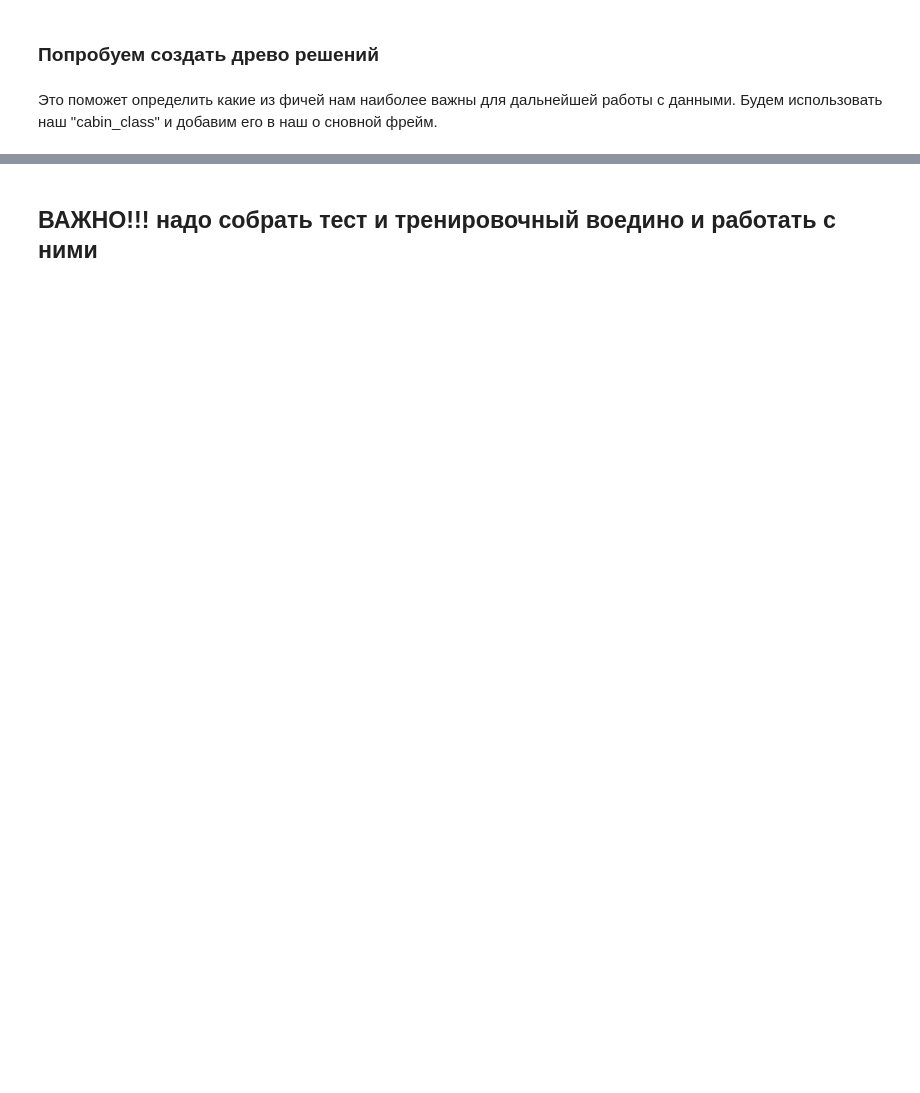
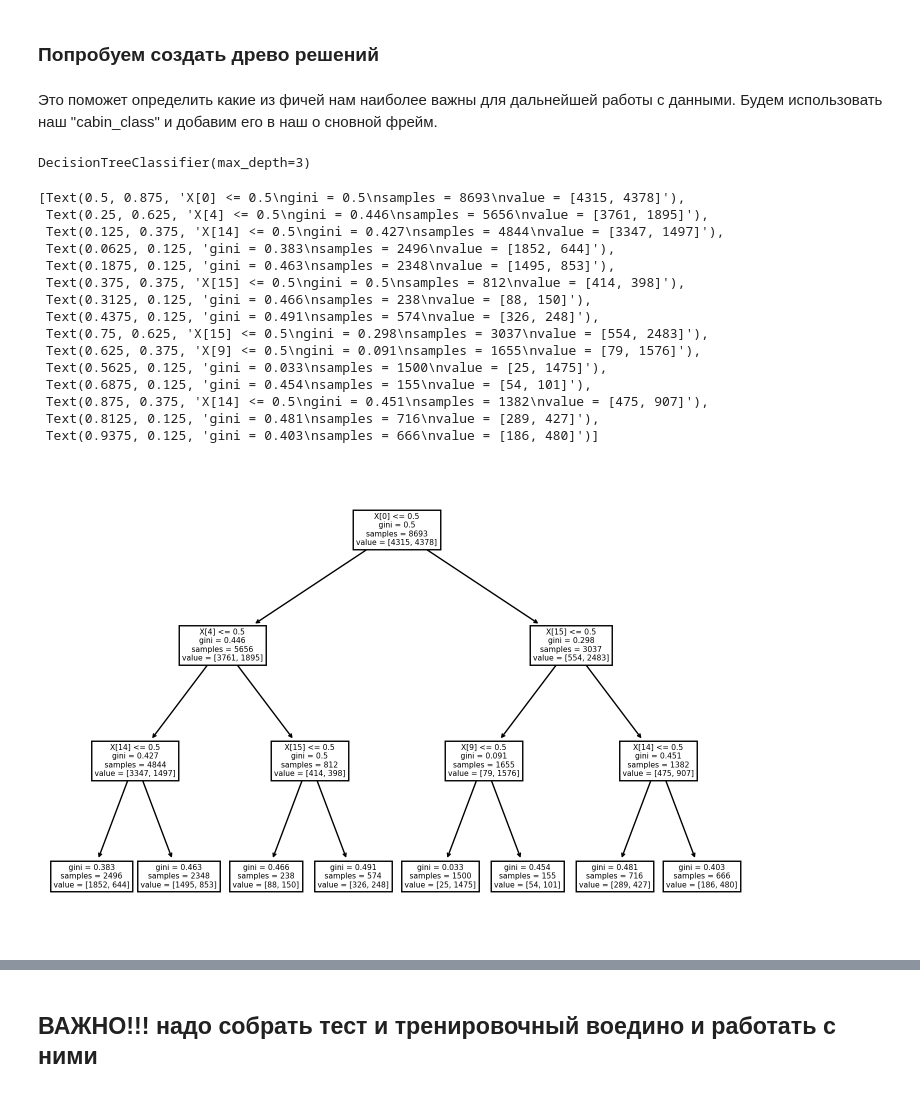
Before and after one commit to ddddrill/ds3-spring-2018, a Jupyter notebook: my_practice.ipynb, the cells around one changed output, grey strips where cells are left out. Drawn from its saved outputs; the diff is of its cells as text; code cells hidden in the pictures; blank space fills up the shorter version.

```diff
--- a/my_practice.ipynb
+++ b/my_practice.ipynb
@@ -405,7 +379,8 @@ cabin_class=pd.DataFrame(data={
 # %%
-cabin_class=pd.get_dummies(cabin_class,columns=['First litter', 'Last litter', 'Num'])
+cabin_class=pd.get_dummies(cabin_class,columns=['First litter', 'Last litter','Home planet'])
 
 cabin_class.loc[cabin_class['First litter_n']==1,'First litter_F']=1
 cabin_class=cabin_class.drop(columns=['First litter_n'])
 
+# Может потом получиться отработать с неопределенными значениями борта
 cabin_class=cabin_class.drop(columns=['Last litter_n'])
@@ -411,0 +389,7 @@ cabin_class=cabin_class.drop(columns=['Last litter_n'])
+# %%
+cabin_class['Cryosleep']=cabin_class['Cryosleep'].astype(np.uint8)
+cabin_class['Vip']=cabin_class['Vip'].astype(np.uint8)
+cabin_class['Adults']=cabin_class['Adults'].astype(np.uint8)
+cabin_class['Child']=cabin_class['Child'].astype(np.uint8)
+cabin_class['Elder']=cabin_class['Elder'].astype(np.uint8)
+cabin_class.info()
@@ -413,3 +415,30 @@ cabin_class=cabin_class.drop(columns=['Last litter_n'])
 ### Попробуем создать древо решений
 # %% [markdown]
 Это поможет определить какие из фичей нам наиболее важны для дальнейшей работы с данными. Будем использовать наш "cabin_class" и добавим его в наш о сновной фрейм.
+# %%
+from sklearn.tree import DecisionTreeClassifier
+clf = DecisionTreeClassifier(max_depth=3)
+# %%
+clf.fit(cabin_class, y_train)
+# %% [output]
+DecisionTreeClassifier(max_depth=3)
+# %%
+from sklearn import tree
+tree.plot_tree(clf)
+# %% [output]
+[Text(0.5, 0.875, 'X[0] <= 0.5\ngini = 0.5\nsamples = 8693\nvalue = [4315, 4378]'),
+ Text(0.25, 0.625, 'X[4] <= 0.5\ngini = 0.446\nsamples = 5656\nvalue = [3761, 1895]'),
+ Text(0.125, 0.375, 'X[14] <= 0.5\ngini = 0.427\nsamples = 4844\nvalue = [3347, 1497]'),
+ Text(0.0625, 0.125, 'gini = 0.383\nsamples = 2496\nvalue = [1852, 644]'),
+ Text(0.1875, 0.125, 'gini = 0.463\nsamples = 2348\nvalue = [1495, 853]'),
+ Text(0.375, 0.375, 'X[15] <= 0.5\ngini = 0.5\nsamples = 812\nvalue = [414, 398]'),
+ Text(0.3125, 0.125, 'gini = 0.466\nsamples = 238\nvalue = [88, 150]'),
+ Text(0.4375, 0.125, 'gini = 0.491\nsamples = 574\nvalue = [326, 248]'),
+ Text(0.75, 0.625, 'X[15] <= 0.5\ngini = 0.298\nsamples = 3037\nvalue = [554, 2483]'),
+ Text(0.625, 0.375, 'X[9] <= 0.5\ngini = 0.091\nsamples = 1655\nvalue = [79, 1576]'),
+ Text(0.5625, 0.125, 'gini = 0.033\nsamples = 1500\nvalue = [25, 1475]'),
+ Text(0.6875, 0.125, 'gini = 0.454\nsamples = 155\nvalue = [54, 101]'),
+ Text(0.875, 0.375, 'X[14] <= 0.5\ngini = 0.451\nsamples = 1382\nvalue = [475, 907]'),
+ Text(0.8125, 0.125, 'gini = 0.481\nsamples = 716\nvalue = [289, 427]'),
+ Text(0.9375, 0.125, 'gini = 0.403\nsamples = 666\nvalue = [186, 480]')]
+[figure, added]
```
Also changed, not shown: parts of 16 cells of this notebook.
